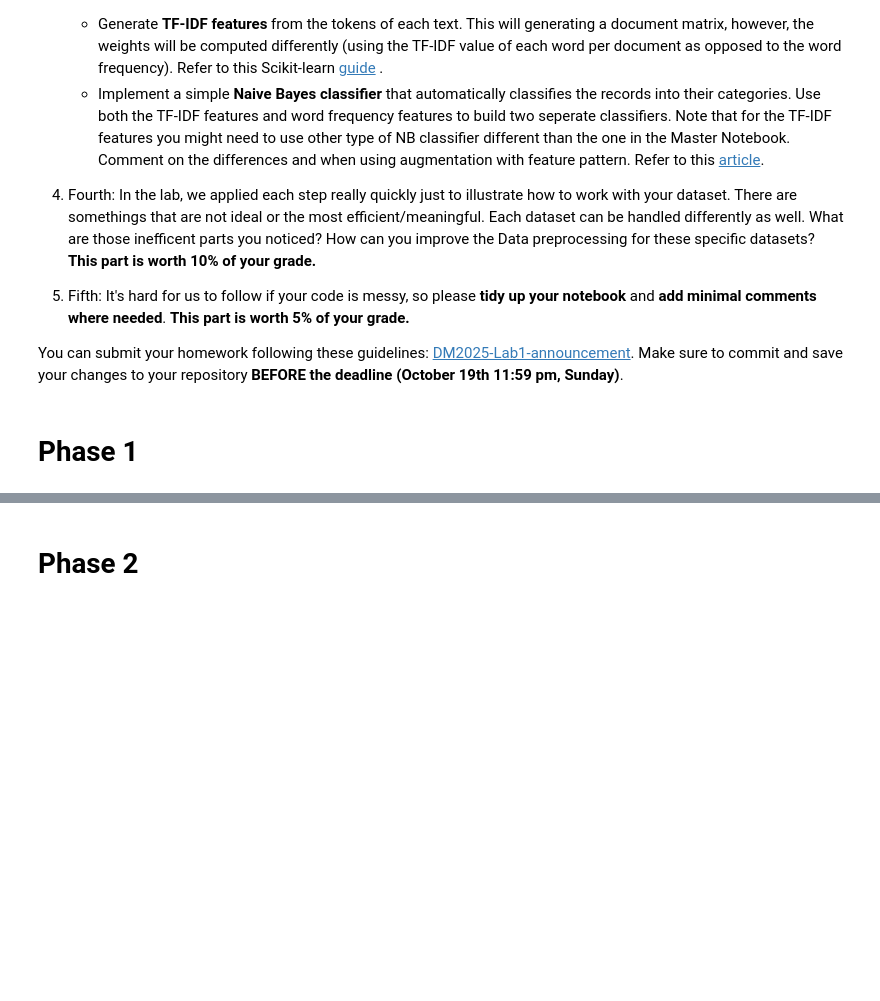
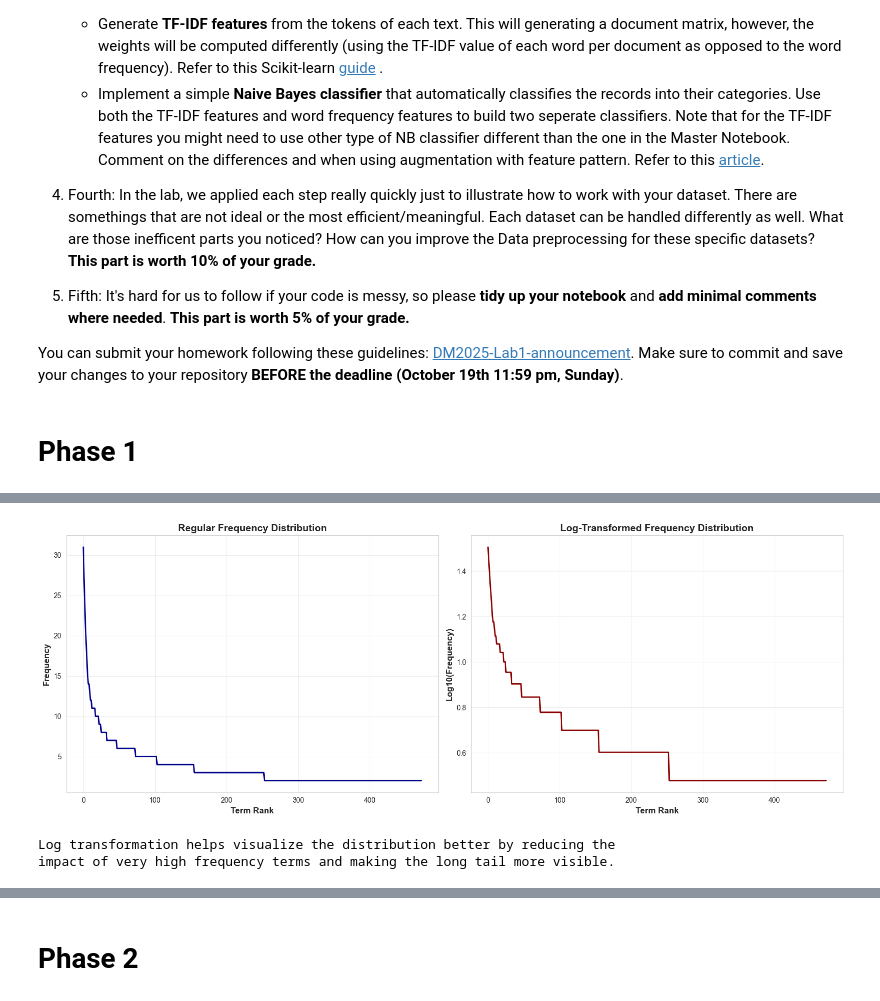
Before and after one commit to BallPoolShark/DM2025-Lab1-Exercise, a Jupyter notebook: DM2025-Lab1-Homework.ipynb, the cells around one changed output, grey strips where cells are left out. Cells and saved outputs as stored; diff of their text form; code cells hidden in the pictures; blank space fills up the shorter version.

```diff
--- a/DM2025-Lab1-Homework.ipynb
+++ b/DM2025-Lab1-Homework.ipynb
@@ -62,0 +410,30 @@ You can submit your homework following these guidelines: [DM2025-Lab1-announceme
+# %%
+# Apply log transformation to better visualize the distribution
+term_freq_df['log_frequency'] = np.log10(term_freq_df['frequency'] + 1)  # Add 1 to avoid log(0)
+
+# Compare regular vs log distribution
+fig, axes = plt.subplots(1, 2, figsize=(16, 6))
+
+# Regular distribution
+axes[0].plot(range(len(term_freq_df)), term_freq_df['frequency'].values, color='darkblue', linewidth=2)
+axes[0].set_xlabel('Term Rank', fontsize=12, fontweight='bold')
+axes[0].set_ylabel('Frequency', fontsize=12, fontweight='bold')
+axes[0].set_title('Regular Frequency Distribution', fontsize=14, fontweight='bold')
+axes[0].grid(alpha=0.3)
+
+# Log distribution
+axes[1].plot(range(len(term_freq_df)), term_freq_df['log_frequency'].values, color='darkred', linewidth=2)
+axes[1].set_xlabel('Term Rank', fontsize=12, fontweight='bold')
+axes[1].set_ylabel('Log10(Frequency)', fontsize=12, fontweight='bold')
+axes[1].set_title('Log-Transformed Frequency Distribution', fontsize=14, fontweight='bold')
+axes[1].grid(alpha=0.3)
+
+plt.tight_layout()
+plt.show()
+
+print("Log transformation helps visualize the distribution better by reducing the")
+print("impact of very high frequency terms and making the long tail more visible.")
+# %% [output]
+[figure, added]
+Log transformation helps visualize the distribution better by reducing the
+impact of very high frequency terms and making the long tail more visible.
```
Also changed, not shown: parts of 36 cells of this notebook, 1 other file.
